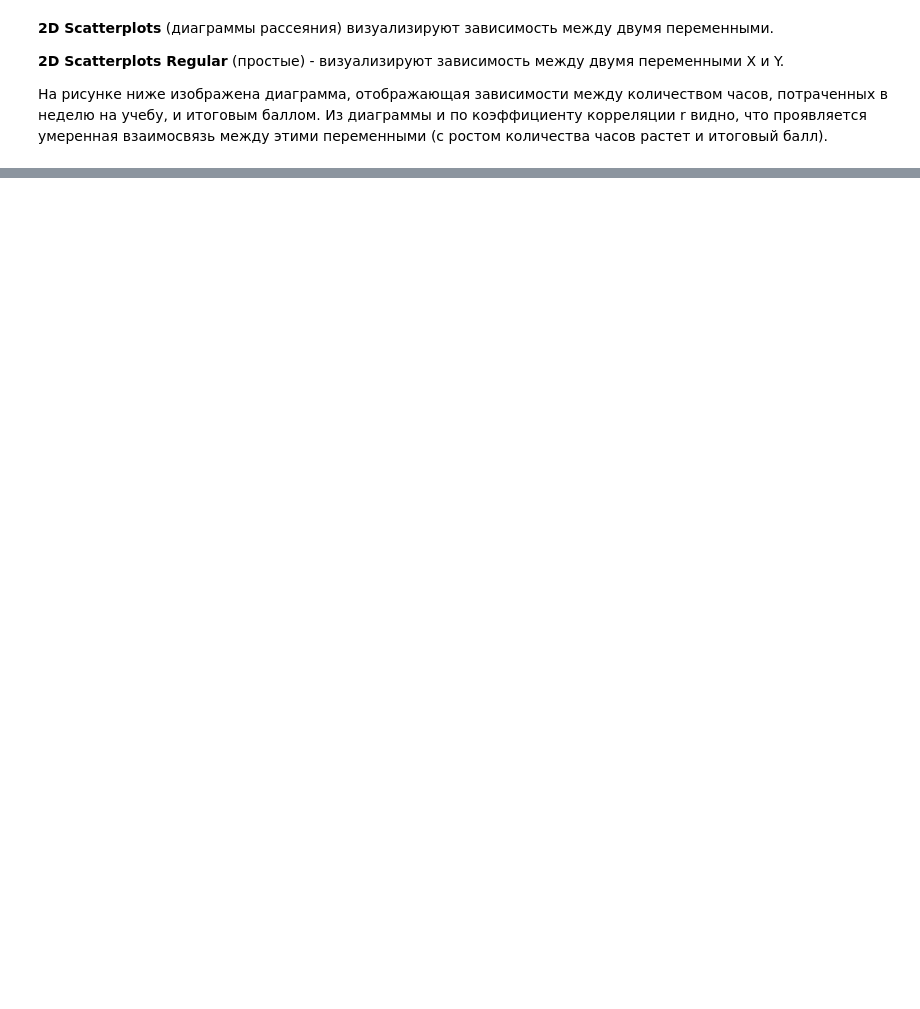
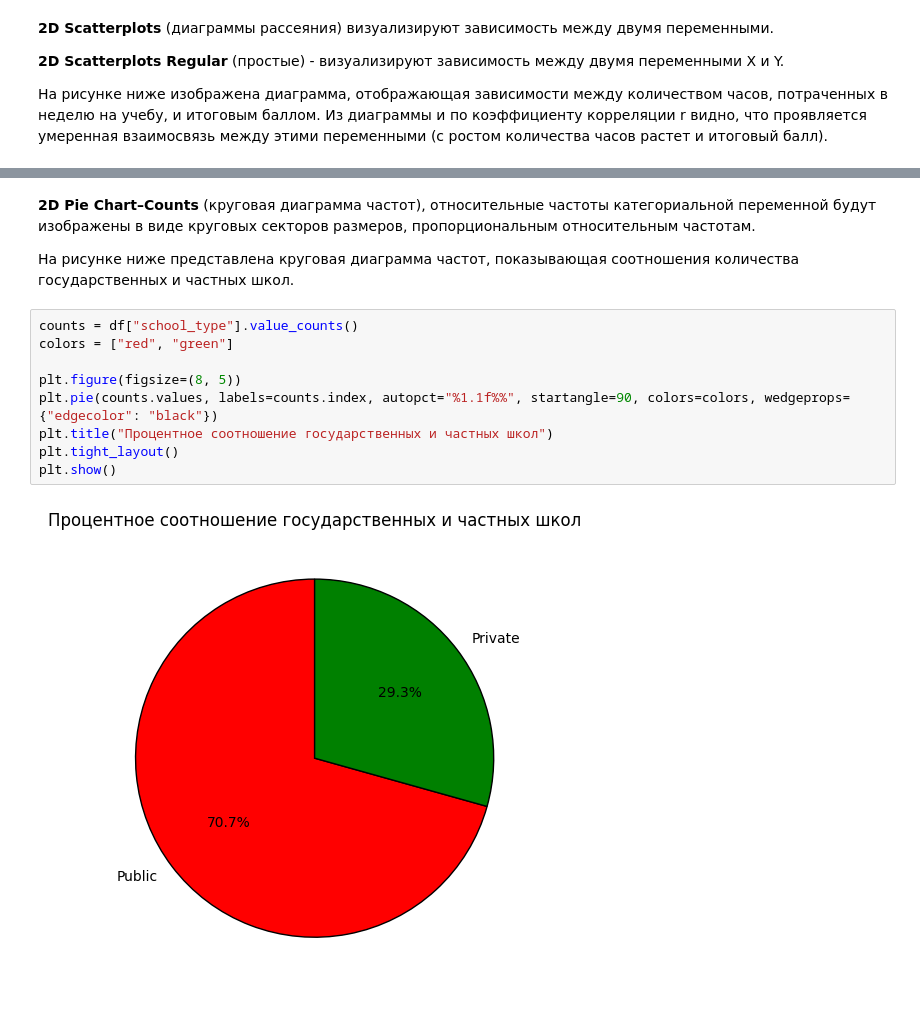
Before and after one commit to Shponarskii/student-perfomance-factors, a Jupyter notebook: notebooks/graphical_analysis.ipynb, the cells around one changed output, grey strips where cells are left out. Saved outputs shown, nothing was run; the diff lists cells and outputs as text; blank space fills up the shorter version.

```diff
--- a/notebooks/graphical_analysis.ipynb
+++ b/notebooks/graphical_analysis.ipynb
@@ -105,0 +201,15 @@ plt.show()
+# %% [markdown]
+**2D Pie Chart–Counts** (круговая диаграмма частот), относительные частоты категориальной переменной будут изображены в виде круговых секторов размеров, пропорциональным относительным частотам.
+
+На рисунке ниже представлена круговая диаграмма частот, показывающая соотношения количества государственных и частных школ.
+# %%
+counts = df["school_type"].value_counts()
+colors = ["red", "green"]
+
+plt.figure(figsize=(8, 5))
+plt.pie(counts.values, labels=counts.index, autopct="%1.1f%%", startangle=90, colors=colors, wedgeprops={"edgecolor": "black"})
+plt.title("Процентное соотношение государственных и частных школ")
+plt.tight_layout()
+plt.show()
+# %% [output]
+[figure, added]
```
Also changed, not shown: parts of 23 cells of this notebook.
